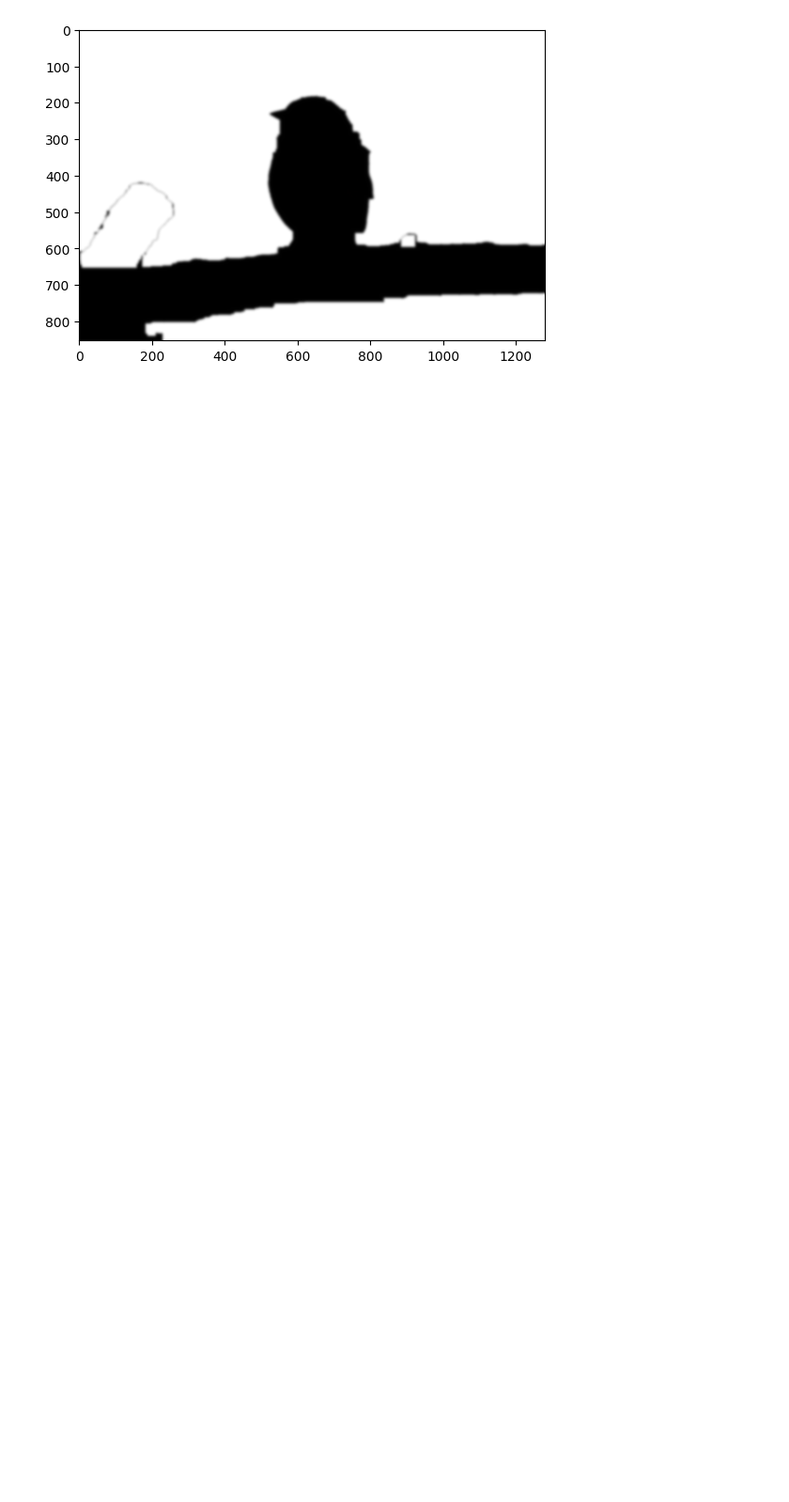
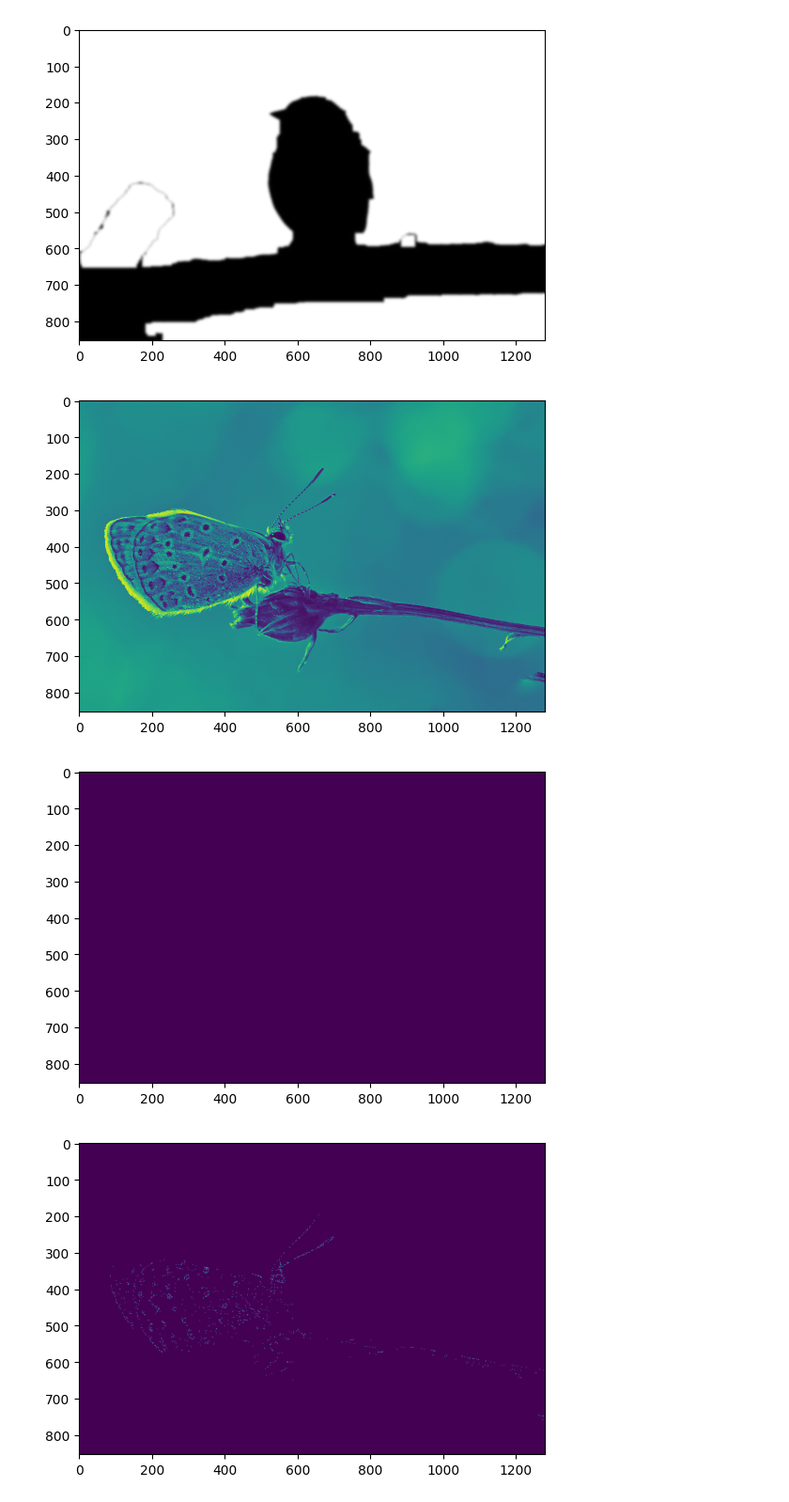
Before and after one commit to uol-mediaprocessing-2023-2024-classroom/project-line-art, a Jupyter notebook: dokumentary/TaleaResearch.ipynb, the cells around one changed output. Shown at 94% size. Cells and saved outputs as stored; diff of their text form; code cells hidden in the pictures; blank space fills up the shorter version.

```diff
--- a/dokumentary/TaleaResearch.ipynb
+++ b/dokumentary/TaleaResearch.ipynb
@@ -247,3 +247,37 @@ plt.imshow(Opencv_Median )
 plt.show()
 # %% [output]
 [figure]
+# %%
+# https://de.acervolima.com/hintergrundsubtraktion-opencv/
+
+import numpy as np
+import cv2
+
+fgbg1 = cv2.bgsegm.createBackgroundSubtractorMOG();
+fgbg2 = cv2.createBackgroundSubtractorMOG2();
+fgbg3 = cv2.bgsegm.createBackgroundSubtractorGMG();
+
+cap = cv2.VideoCapture(0);
+
+img_1 = cv2.imread("pictures/butterfly.jpg", 0)
+
+
+fgmask1 = fgbg1.apply(img_1);
+fgmask2 = fgbg2.apply(img_1);
+fgmask3 = fgbg3.apply(img_1);
+
+plt.imshow(img_1)
+plt.show()
+
+plt.imshow(fgmask1)
+plt.show()
+
+plt.imshow(fgmask2)
+plt.show()
+
+plt.imshow(fgmask3)
+plt.show()
+# %% [output]
+[figure, added]
+[figure, added]
+[figure, added]
```
Also changed, not shown: parts of 4 cells of this notebook, 1 other file.
